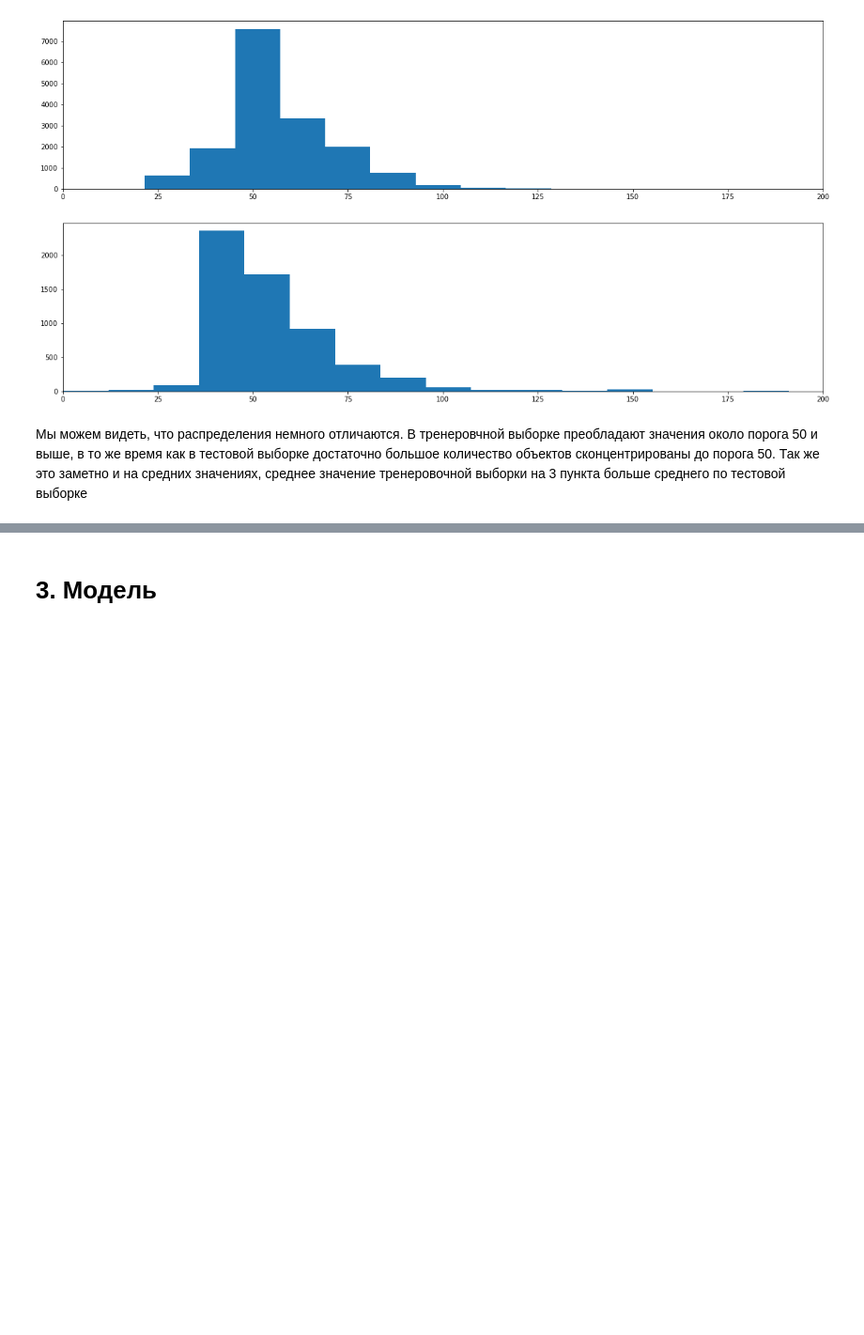
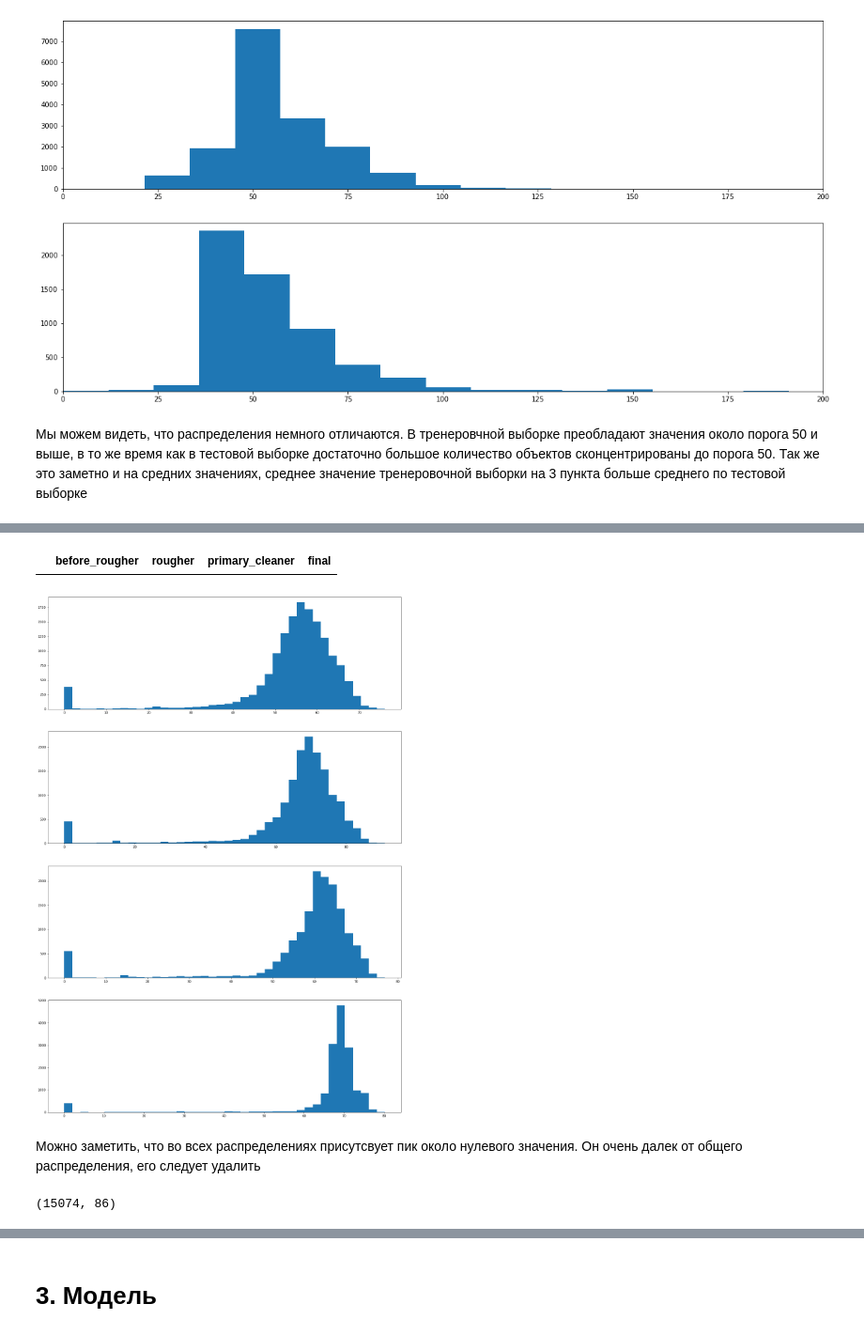
Before and after one commit to Stuksus/Gold-recovery, a Jupyter notebook: gold_recovery.ipynb, the cells around one changed output, grey strips where cells are left out. Shown: that part at 94% size. Saved outputs shown, nothing was run; the diff lists cells and outputs as text; code cells hidden in the pictures; blank space fills up the shorter version.

```diff
--- a/gold_recovery.ipynb
+++ b/gold_recovery.ipynb
@@ -235,3 +235,27 @@ ax[1].set_xlim(0,200)
 [figure]
 # %% [markdown]
 Мы можем видеть, что распределения немного отличаются. В тренеровчной выборке преобладают значения около порога 50 и выше, в то же время как в тестовой выборке достаточно большое количество объектов сконцентрированы до порога 50. Так же это заметно и на средних значениях, среднее значение тренеровочной выборки на 3 пункта больше среднего по тестовой выборке
+# %%
+def summary_of_concentarution(row):
+    list_of_steps = ["rougher","primary_cleaner","final"]
+    input_feed_au = row["rougher.input.feed_au"]
+    input_feed_ag = row["rougher.input.feed_ag"]
+    input_feed_pb = row["rougher.input.feed_pb"]
+    input_feed_sol = row["rougher.input.feed_sol"]
+    out_rougher = []
+    out_primary_cleaner = []
+    out_final = []
+    list_of_arrays =[out_rougher,out_primary_cleaner,out_final]
+    for step,array in zip(list_of_steps,list_of_arrays):
+        array.append(row[step+".output.concentrate_au"])
+        array.append(row[step+".output.concentrate_ag"])
+        array.append(row[step+".output.concentrate_pb"])
+        array.append(row[step+".output.concentrate_sol"])
+    sum_before_steps = input_feed_ag+input_feed_au+input_feed_pb+input_feed_sol
+    sum_rougher = sum(out_rougher)
+    sum_primary = sum(out_primary_cleaner)
+    sum_final = sum(out_final)
+    return pd.Series([sum_before_steps,sum_rougher,sum_primary,sum_final])
+# %%
+sum_values = without_nan.apply(summary_of_concentarution,axis = 1)
+sum_values.columns = ["before_rougher","rougher","primary_cleaner","final"]
@@ -237,0 +278,20 @@ ax[1].set_xlim(0,200)
+# %%
+sum_values.query("before_rougher == 0")
+# %% [output]
+|  | before_rougher | rougher | primary_cleaner | final |
+# %%
+fig,ax = plt.subplots(4,1,figsize = (20,30))
+
+ax[0].hist(sum_values["before_rougher"],bins = 40)
+ax[1].hist(sum_values["rougher"],bins = 40)
+ax[2].hist(sum_values["primary_cleaner"],bins = 40)
+ax[3].hist(sum_values["final"],bins = 40)
+plt.show()
+# %% [output]
+[figure, added]
+# %% [markdown]
+Можно заметить, что во всех распределениях присутсвует пик около нулевого значения. Он очень далек от общего распределения, его следует удалить
+# %%
+without_nan.shape
+# %% [output]
+(15074, 86)
```
Also changed, not shown: parts of 3 cells of this notebook.
